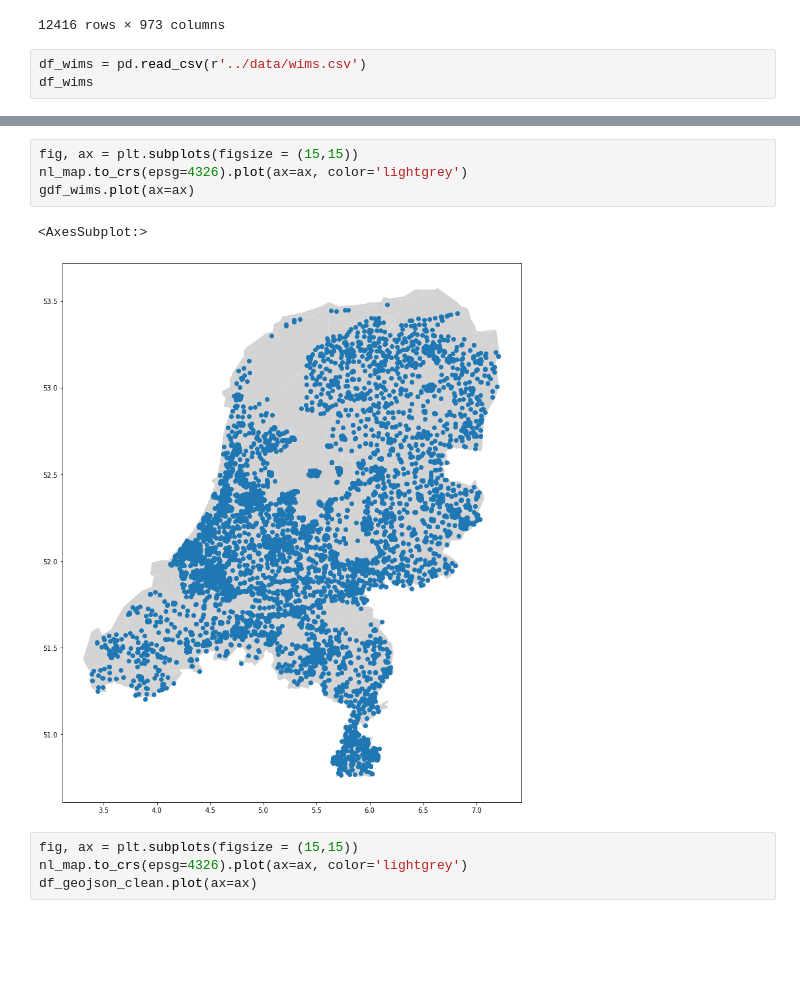
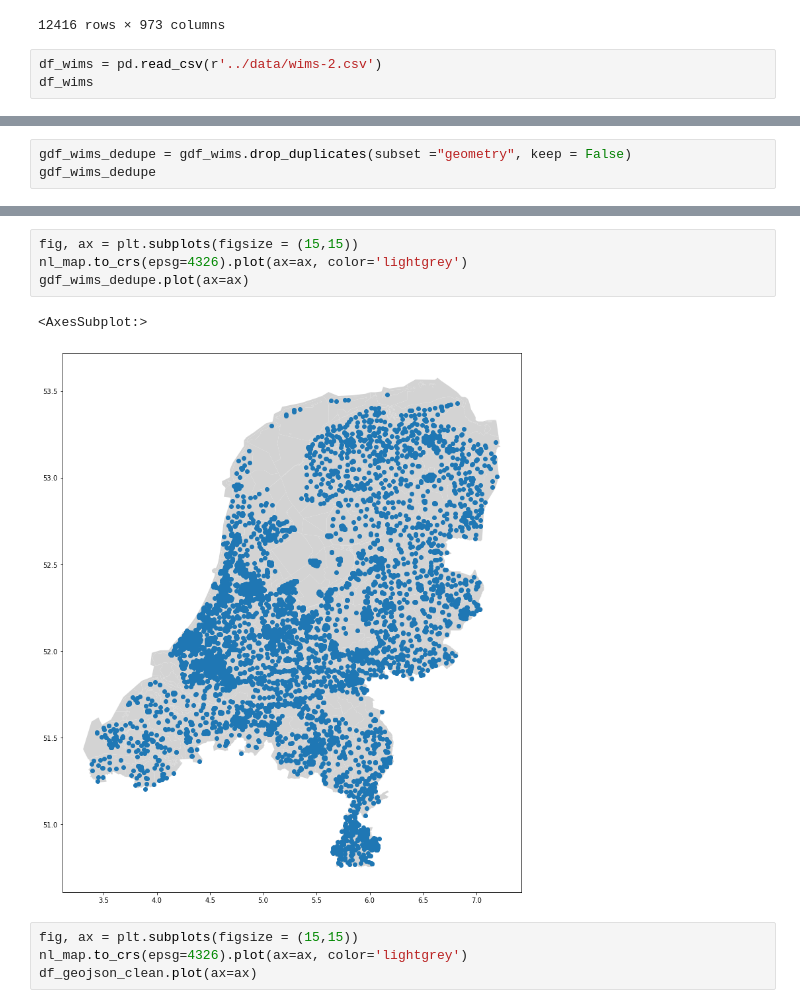
Before and after one commit to openstate/stembureau-meting, a Jupyter notebook: jupyter/stembureau_data.ipynb, the cells around one changed output, grey strips where cells are left out. Drawn from its saved outputs; the diff is of its cells as text; blank space fills up the shorter version.

```diff
--- a/jupyter/stembureau_data.ipynb
+++ b/jupyter/stembureau_data.ipynb
@@ -157,7 +157,7 @@ df_geojson_clean
 | 12595 | 752 | 5283KE | SB752 | Stembureau Stembureau Gemeenschap... | 222 | 0 | 0 | 0 | ... |
 12416 rows × 973 columns
 # %%
-df_wims = pd.read_csv(r'../data/wims.csv')
+df_wims = pd.read_csv(r'../data/wims-2.csv')
 df_wims
 # %% [output]
 |  | _id | Gemeente | CBS gemeentecode | Nummer stembureau | Naam stembureau | Gebruiksdoel van het gebouw | ... |
@@ -195,0 +196,3 @@ gdf_wims
+# %%
+gdf_wims_dedupe = gdf_wims.drop_duplicates(subset ="geometry", keep = False)
+gdf_wims_dedupe
@@ -196,10 +213,10 @@ gdf_wims
 # %%
 fig, ax = plt.subplots(figsize = (15,15))
 nl_map.to_crs(epsg=4326).plot(ax=ax, color='lightgrey')
-gdf_wims.plot(ax=ax)
+gdf_wims_dedupe.plot(ax=ax)
 # %% [output]
 <AxesSubplot:>
-[figure, old version]
+[figure, new version]
 # %%
 fig, ax = plt.subplots(figsize = (15,15))
 nl_map.to_crs(epsg=4326).plot(ax=ax, color='lightgrey')
```
Also changed, not shown: parts of 13 cells of this notebook, 2 other files.
